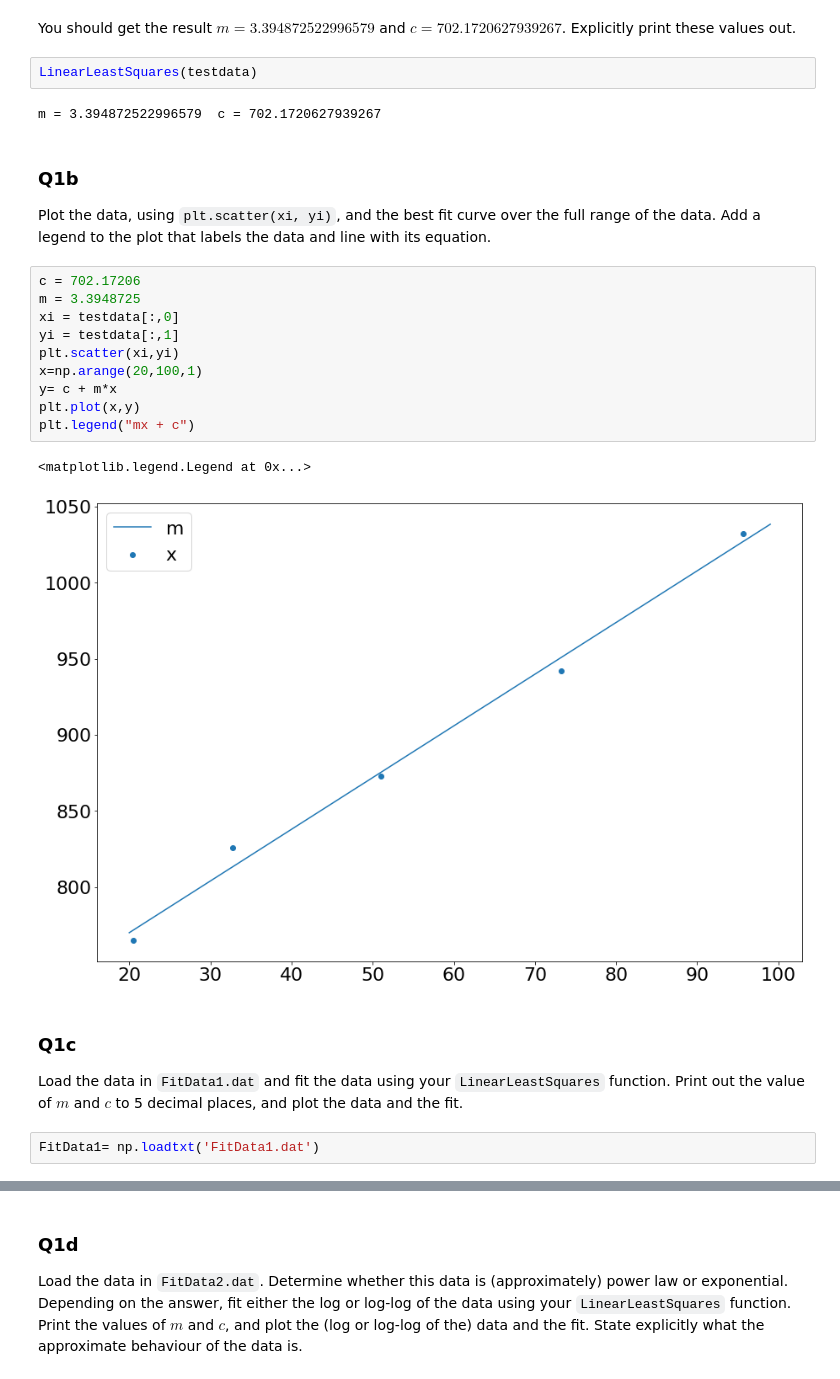
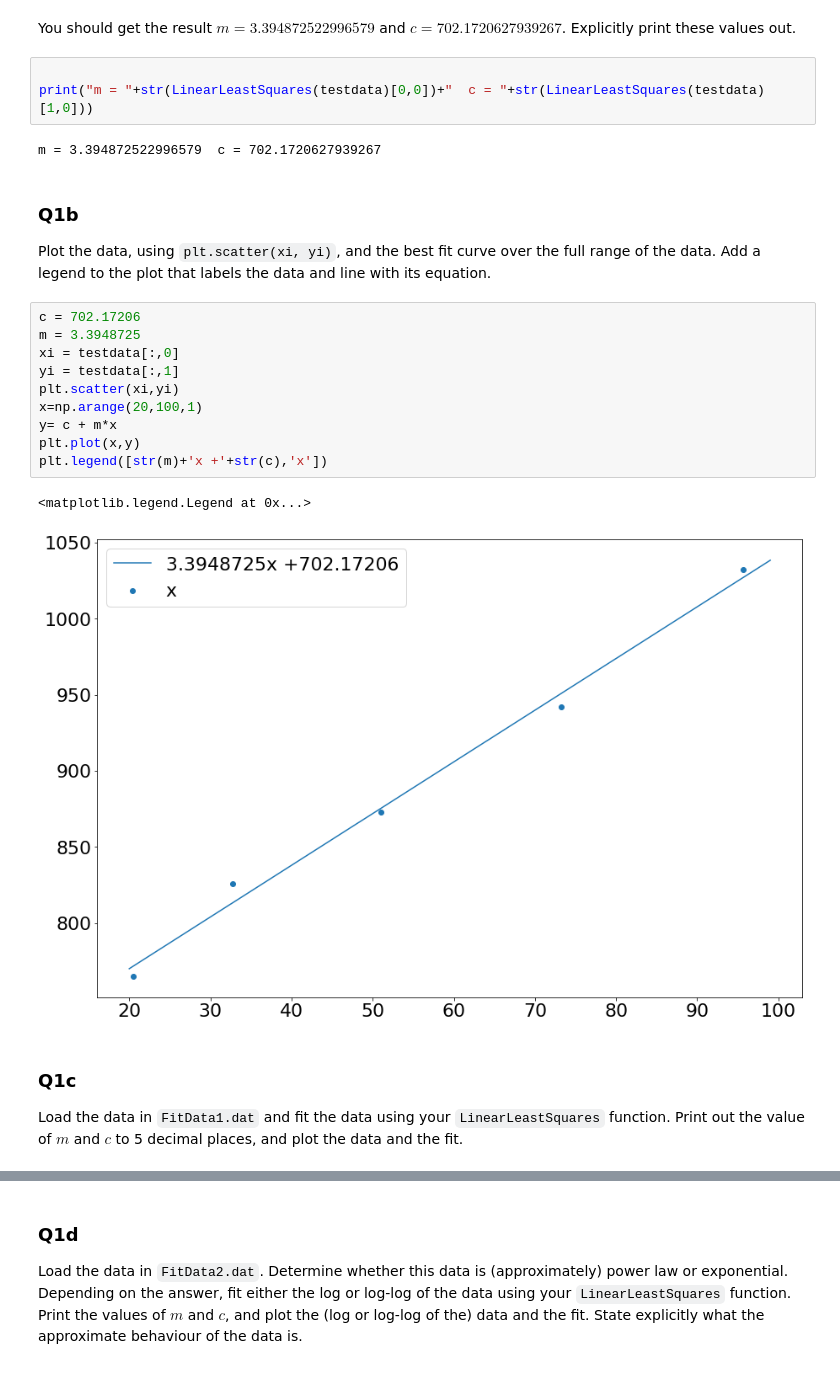
Before and after one commit to odhrandooley/ACM20030-Assignments, a Jupyter notebook: Assignment-3.ipynb, the cells around one changed output, grey strips where cells are left out. Cells and saved outputs as stored; diff of their text form.

```diff
--- a/Assignment-3.ipynb
+++ b/Assignment-3.ipynb
@@ -76,28 +71,27 @@ Test you function with the data we looked at in the lecture, given below:
 testdata  = np.array([[20.5, 765], [32.7, 826], [51.0, 873], [73.2,942], [95.7,1032]])
 # %% [markdown]
 You should get the result $m=3.394872522996579$ and $c=702.1720627939267$. Explicitly print these values out.
-# %%
-LinearLeastSquares(testdata)
-# %% [output]
-m = 3.394872522996579  c = 702.1720627939267
+# %%
+
+print("m = "+str(LinearLeastSquares(testdata)[0,0])+"  c = "+str(LinearLeastSquares(testdata)[1,0]))
+# %% [output]
+m = 3.394872522996579  c = 702.1720627939267
 # %% [markdown]
 ### Q1b
 Plot the data, using `plt.scatter(xi, yi)`, and the best fit curve over the full range of the data. Add a legend to the plot that labels the data and line with its equation.
 # %%
 c = 702.17206
 m = 3.3948725
 xi = testdata[:,0]
 yi = testdata[:,1]
 plt.scatter(xi,yi)
 x=np.arange(20,100,1)
 y= c + m*x
 plt.plot(x,y)
-plt.legend("mx + c")
+plt.legend([str(m)+'x +'+str(c),'x'])
 # %% [output]
 <matplotlib.legend.Legend at 0x...>
-[figure, old version]
+[figure, new version]
 # %% [markdown]
 ### Q1c
 Load the data in `FitData1.dat` and fit the data using your `LinearLeastSquares` function. Print out the value of $m$ and $c$ to 5 decimal places, and plot the data and the fit.
-# %%
-FitData1= np.loadtxt('FitData1.dat')
```
Also changed, not shown: parts of 10 cells of this notebook, 2 other files.
